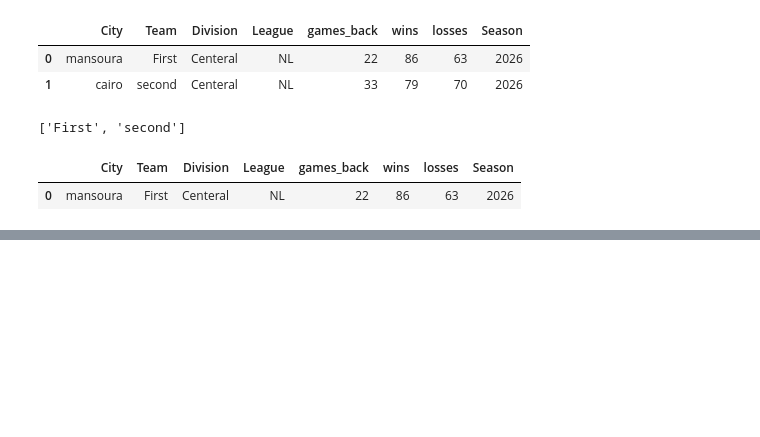
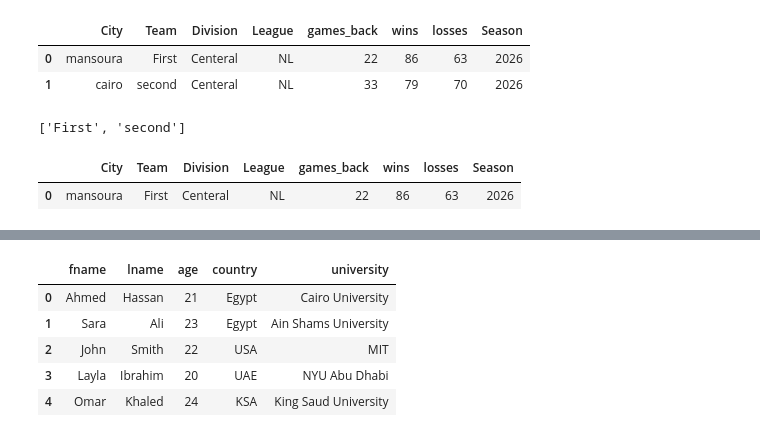
Before and after one commit to mohamedeld/Exploratory-Data-Analysis-using-Python, a Jupyter notebook: Untitled.ipynb, the cells around one changed output, grey strips where cells are left out. Saved outputs shown, nothing was run; the diff lists cells and outputs as text; code cells hidden in the pictures; blank space fills up the shorter version.

Commit message:
read excel

```diff
--- a/Untitled.ipynb
+++ b/Untitled.ipynb
@@ -851,0 +864,10 @@ basket_df.loc[basket_df.City.str.contains('m')]
+# %%
+df0 = pd.read_excel("people_data.xlsx")
+df0.head()
+# %% [output]
+|  | fname | lname | age | country | university |
+| 0 | Ahmed | Hassan | 21 | Egypt | Cairo University |
+| 1 | Sara | Ali | 23 | Egypt | Ain Shams University |
+| 2 | John | Smith | 22 | USA | MIT |
+| 3 | Layla | Ibrahim | 20 | UAE | NYU Abu Dhabi |
+| 4 | Omar | Khaled | 24 | KSA | King Saud University |
```
Also changed, not shown: parts of 1 cell of this notebook.
